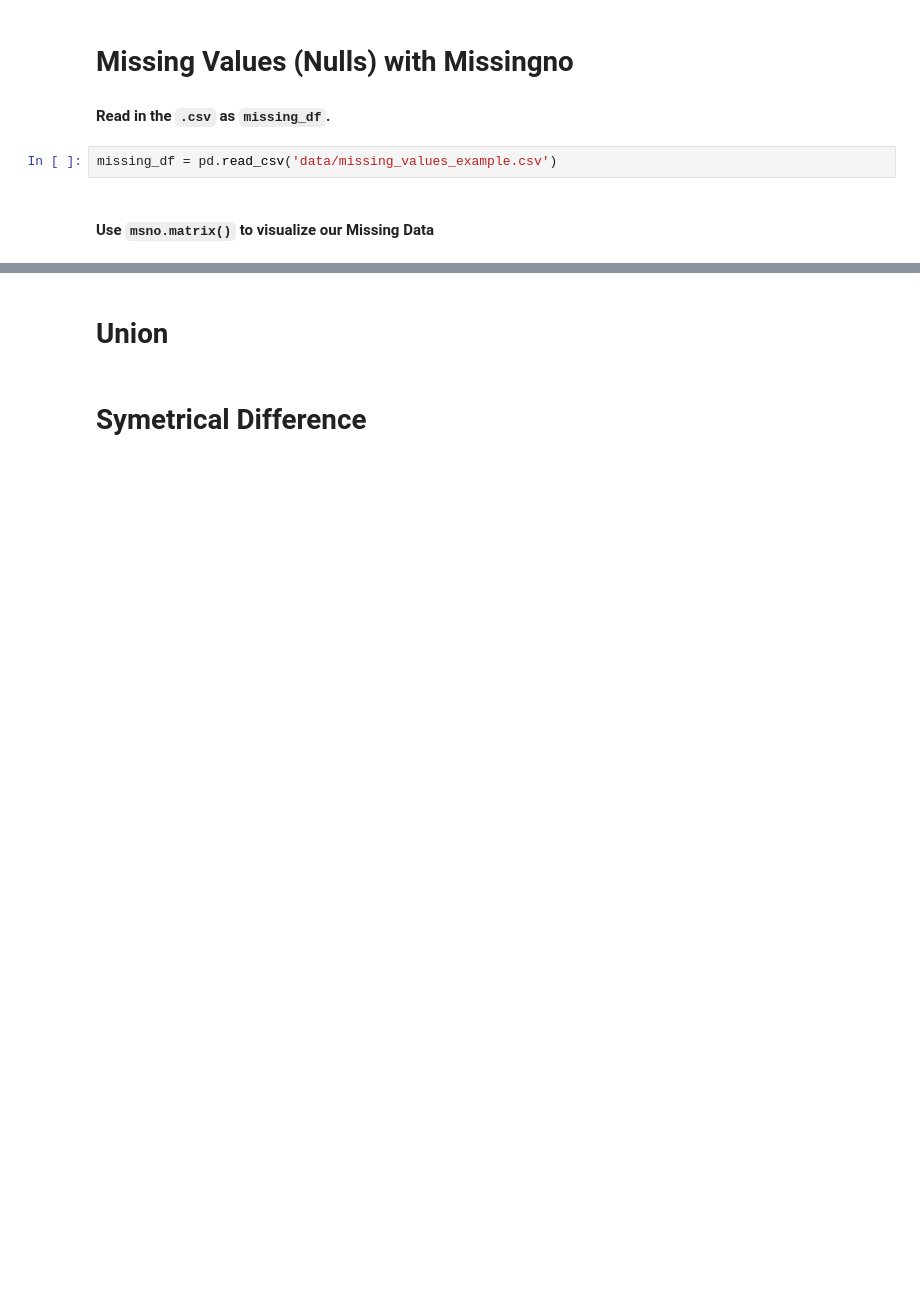
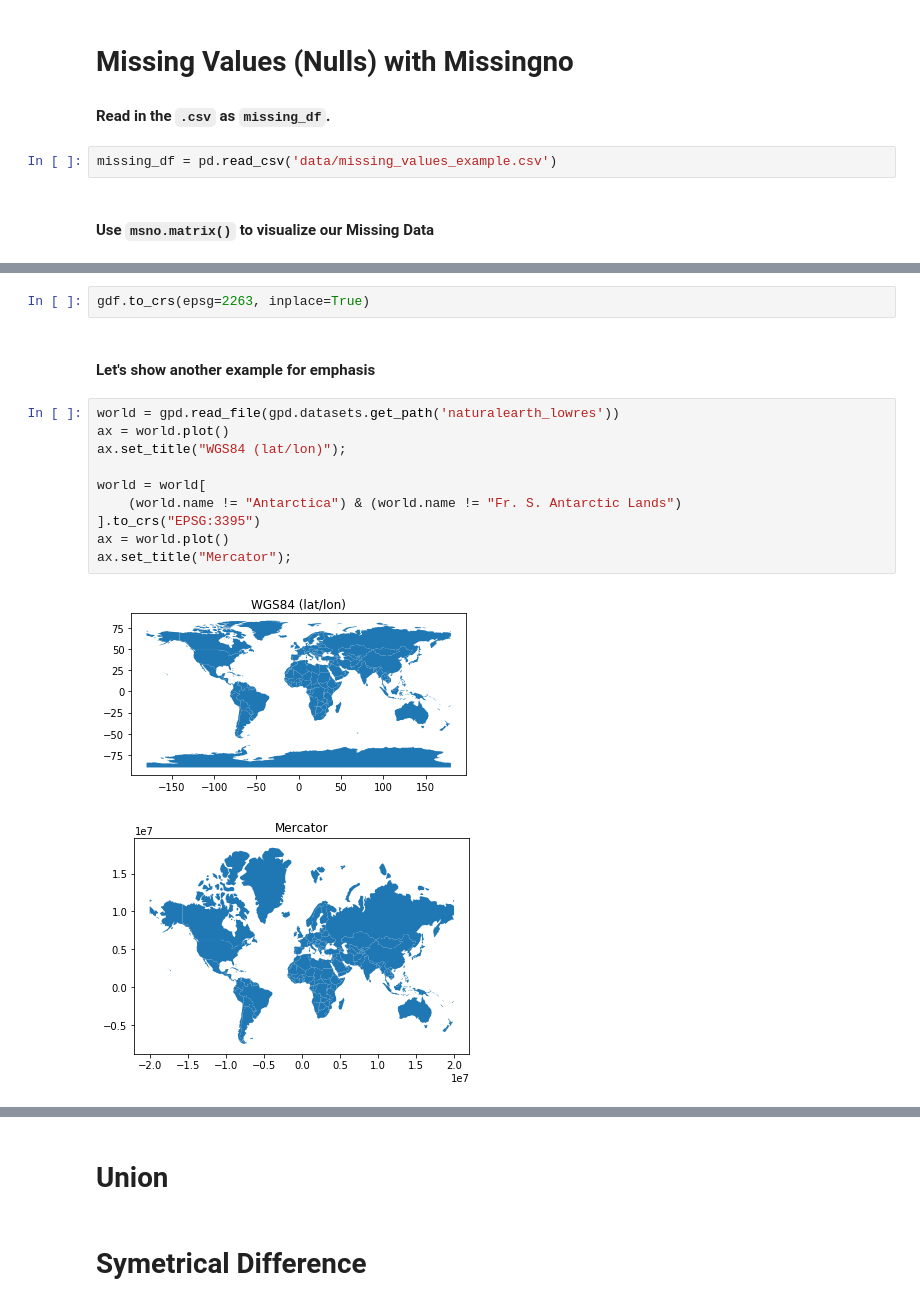
Before and after one commit to pratt-savi-810/pratt-savi-810-2020-03-lesson_05, a Jupyter notebook: completed/lesson_05_completed.ipynb, the cells around one changed output, grey strips where cells are left out. Drawn from its saved outputs; the diff is of its cells as text; blank space fills up the shorter version.

```diff
--- a/completed/lesson_05_completed.ipynb
+++ b/completed/lesson_05_completed.ipynb
@@ -147,0 +182,17 @@ https://geopandas.org/geometric_manipulations.html
+# %%
+gdf.to_crs(epsg=2263, inplace=True)
+# %% [markdown]
+#### Let's show another example for emphasis
+# %%
+world = gpd.read_file(gpd.datasets.get_path('naturalearth_lowres'))
+ax = world.plot()
+ax.set_title("WGS84 (lat/lon)");
+
+world = world[
+    (world.name != "Antarctica") & (world.name != "Fr. S. Antarctic Lands")
+].to_crs("EPSG:3395")
+ax = world.plot()
+ax.set_title("Mercator");
+# %% [output]
+[figure, added]
+[figure, added]
```
Also changed, not shown: parts of 45 cells of this notebook.
